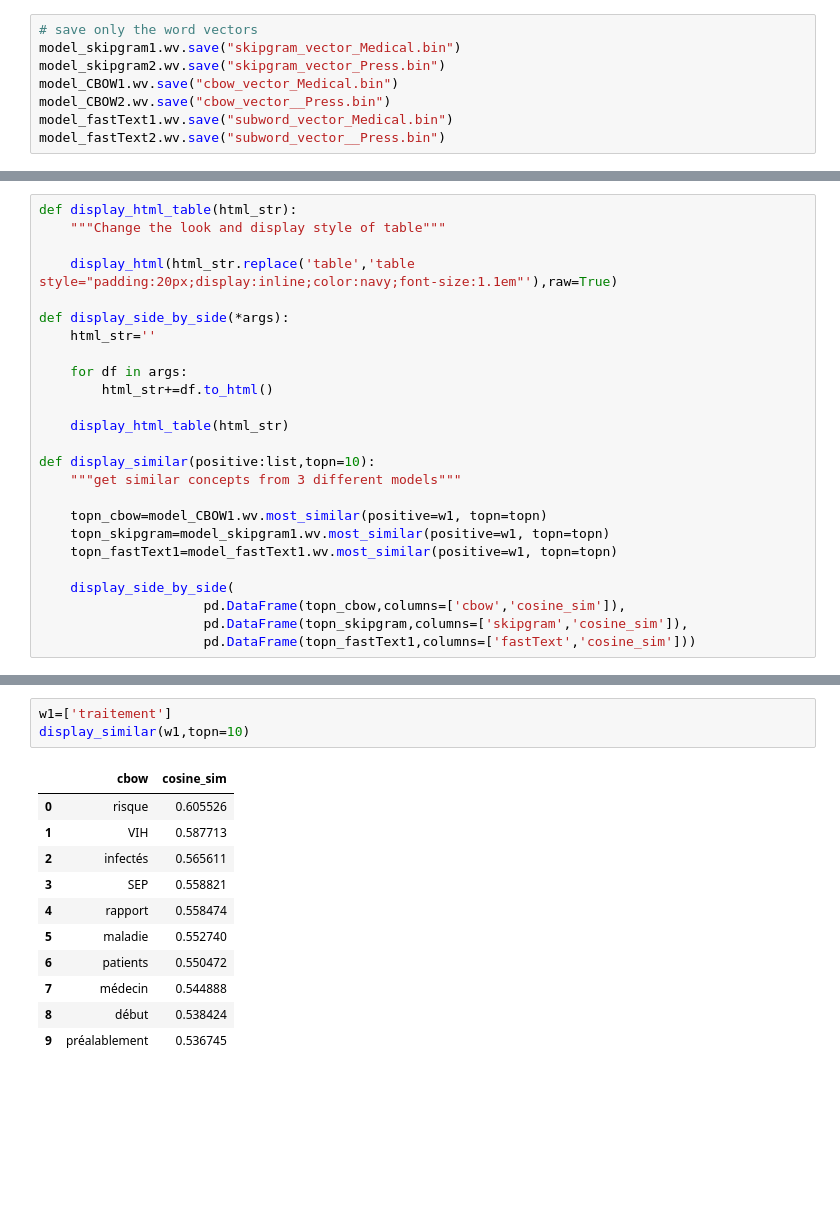
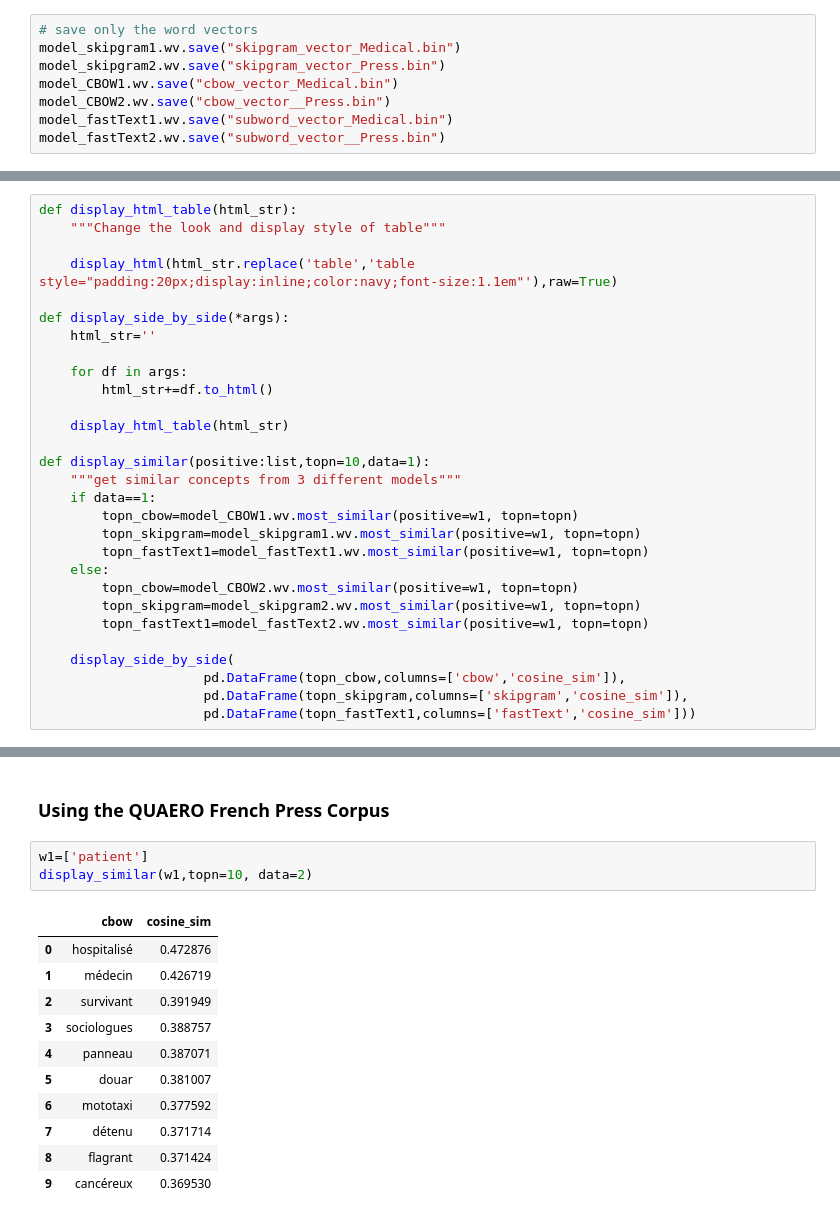
Before and after one commit to damounayman/Text-Mining-and-Chatbots, a Jupyter notebook: Word embeddings/Word embeddings training.ipynb, the cells around one changed output, grey strips where cells are left out. Cells and saved outputs as stored; diff of their text form; blank space fills up the shorter version.

```diff
--- a/Word embeddings/Word embeddings training.ipynb
+++ b/Word embeddings/Word embeddings training.ipynb
@@ -164,12 +169,16 @@ def display_side_by_side(*args):
 
     display_html_table(html_str)
 
-def display_similar(positive:list,topn=10):
+def display_similar(positive:list,topn=10,data=1):
     """get similar concepts from 3 different models"""
-
-    topn_cbow=model_CBOW1.wv.most_similar(positive=w1, topn=topn)
-    topn_skipgram=model_skipgram1.wv.most_similar(positive=w1, topn=topn)
-    topn_fastText1=model_fastText1.wv.most_similar(positive=w1, topn=topn)
+    if data==1:
+        topn_cbow=model_CBOW1.wv.most_similar(positive=w1, topn=topn)
+        topn_skipgram=model_skipgram1.wv.most_similar(positive=w1, topn=topn)
+        topn_fastText1=model_fastText1.wv.most_similar(positive=w1, topn=topn)
+    else:
+        topn_cbow=model_CBOW2.wv.most_similar(positive=w1, topn=topn)
+        topn_skipgram=model_skipgram2.wv.most_similar(positive=w1, topn=topn)
+        topn_fastText1=model_fastText2.wv.most_similar(positive=w1, topn=topn)
 
     display_side_by_side(
                      pd.DataFrame(topn_cbow,columns=['cbow','cosine_sim']),
@@ -215,16 +374,18 @@ display_similar(w1,topn=10)
+# %% [markdown]
+### Using the QUAERO French Press Corpus
 # %%
-w1=['traitement']
-display_similar(w1,topn=10)
+w1=['patient']
+display_similar(w1,topn=10, data=2)
 # %% [output]
 |  | cbow | cosine_sim |
-| 0 | risque | 0.605526 |
-| 1 | VIH | 0.587713 |
-| 2 | infectés | 0.565611 |
-| 3 | SEP | 0.558821 |
-| 4 | rapport | 0.558474 |
-| 5 | maladie | 0.552740 |
-| 6 | patients | 0.550472 |
-| 7 | médecin | 0.544888 |
-| 8 | début | 0.538424 |
-| 9 | préalablement | 0.536745 |
+| 0 | hospitalisé | 0.472876 |
+| 1 | médecin | 0.426719 |
+| 2 | survivant | 0.391949 |
+| 3 | sociologues | 0.388757 |
+| 4 | panneau | 0.387071 |
+| 5 | douar | 0.381007 |
+| 6 | mototaxi | 0.377592 |
+| 7 | détenu | 0.371714 |
+| 8 | flagrant | 0.371424 |
+| 9 | cancéreux | 0.369530 |
 |  | skipgram | cosine_sim |
```
Also changed, not shown: parts of 36 cells of this notebook.
